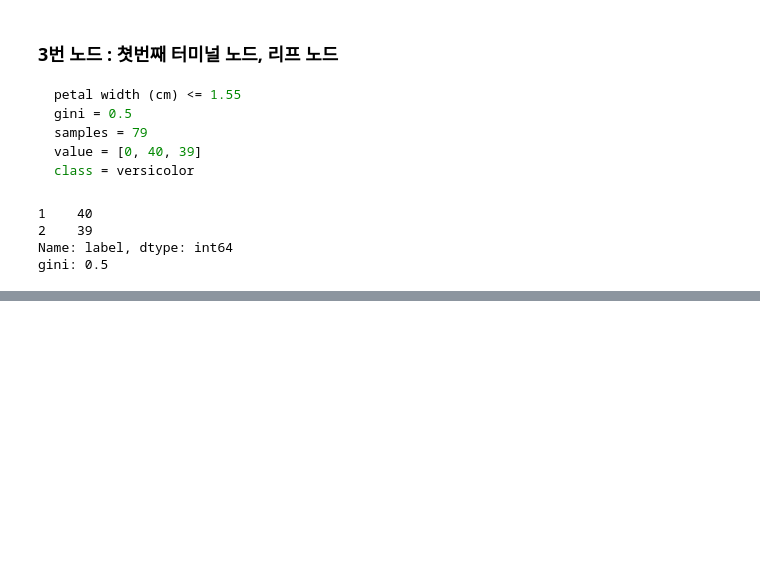
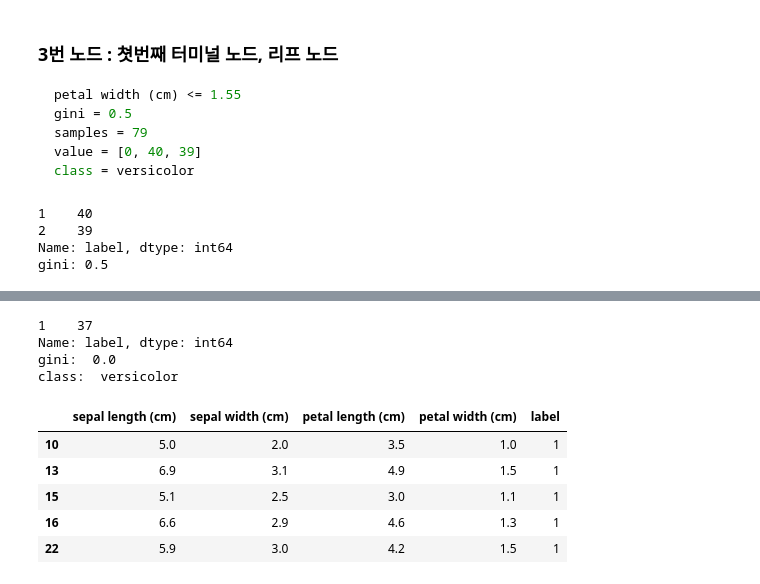
Before and after one commit to janggunhee/DS-stusy, a Jupyter notebook: Machine Learning/DecisionTree_Basic.ipynb, the cells around one changed output, grey strips where cells are left out. Cells and saved outputs as stored; diff of their text form; code cells hidden in the pictures; blank space fills up the shorter version.

```diff
--- a/Machine Learning/DecisionTree_Basic.ipynb
+++ b/Machine Learning/DecisionTree_Basic.ipynb
@@ -404,0 +423,8 @@ gini: 0.5
+# %%
+print(fourth_node['label'].value_counts())
+print('gini:' , gini([0, 37, 1]))
+
+
+# 자식 노드 생성
+sixth_node = fourth_node[fourth_node['petal length (cm)'] <=5.25]
+seventh_node = fourth_node[fourth_node['petal length (cm)'] > 5.25]
@@ -404,0 +467,19 @@ gini: 0.5
+# %%
+print(sixth_node['label'].value_counts())
+print('gini: ', gini([0, 37, 0]))         # gini: 0.0
+print('class: ', iris.target_names[1])    # 'versicolor'
+
+
+versicolor_result = sixth_node.copy()
+versicolor_result.head()
+# %% [output]
+1    37
+Name: label, dtype: int64
+gini:  0.0
+class:  versicolor
+|  | sepal length (cm) | sepal width (cm) | petal length (cm) | petal width (cm) | label |
+| 10 | 5.0 | 2.0 | 3.5 | 1.0 | 1 |
+| 13 | 6.9 | 3.1 | 4.9 | 1.5 | 1 |
+| 15 | 5.1 | 2.5 | 3.0 | 1.1 | 1 |
+| 16 | 6.6 | 2.9 | 4.6 | 1.3 | 1 |
+| 22 | 5.9 | 3.0 | 4.2 | 1.5 | 1 |
```
Also changed, not shown: parts of 47 cells of this notebook, 4 other files.
